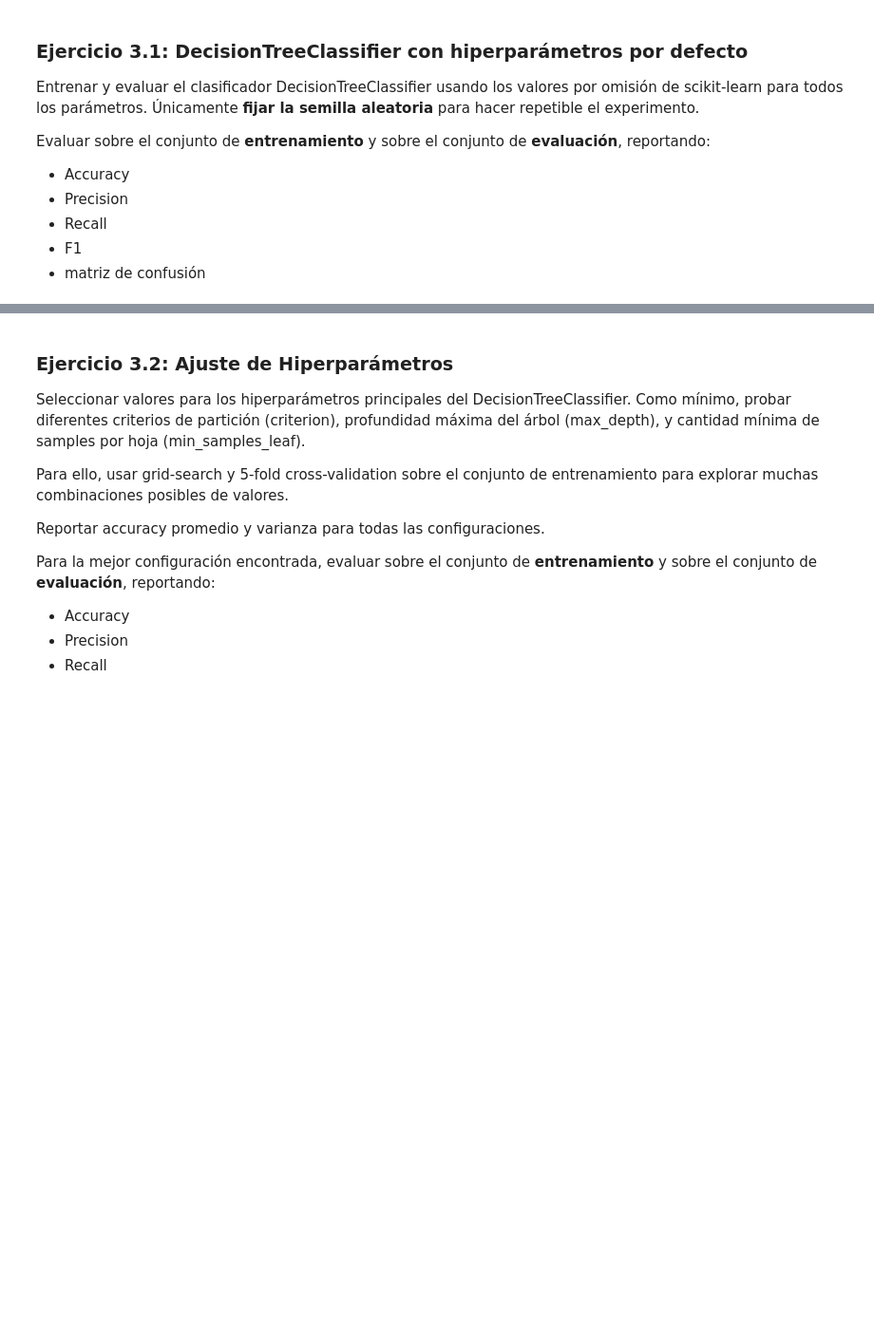
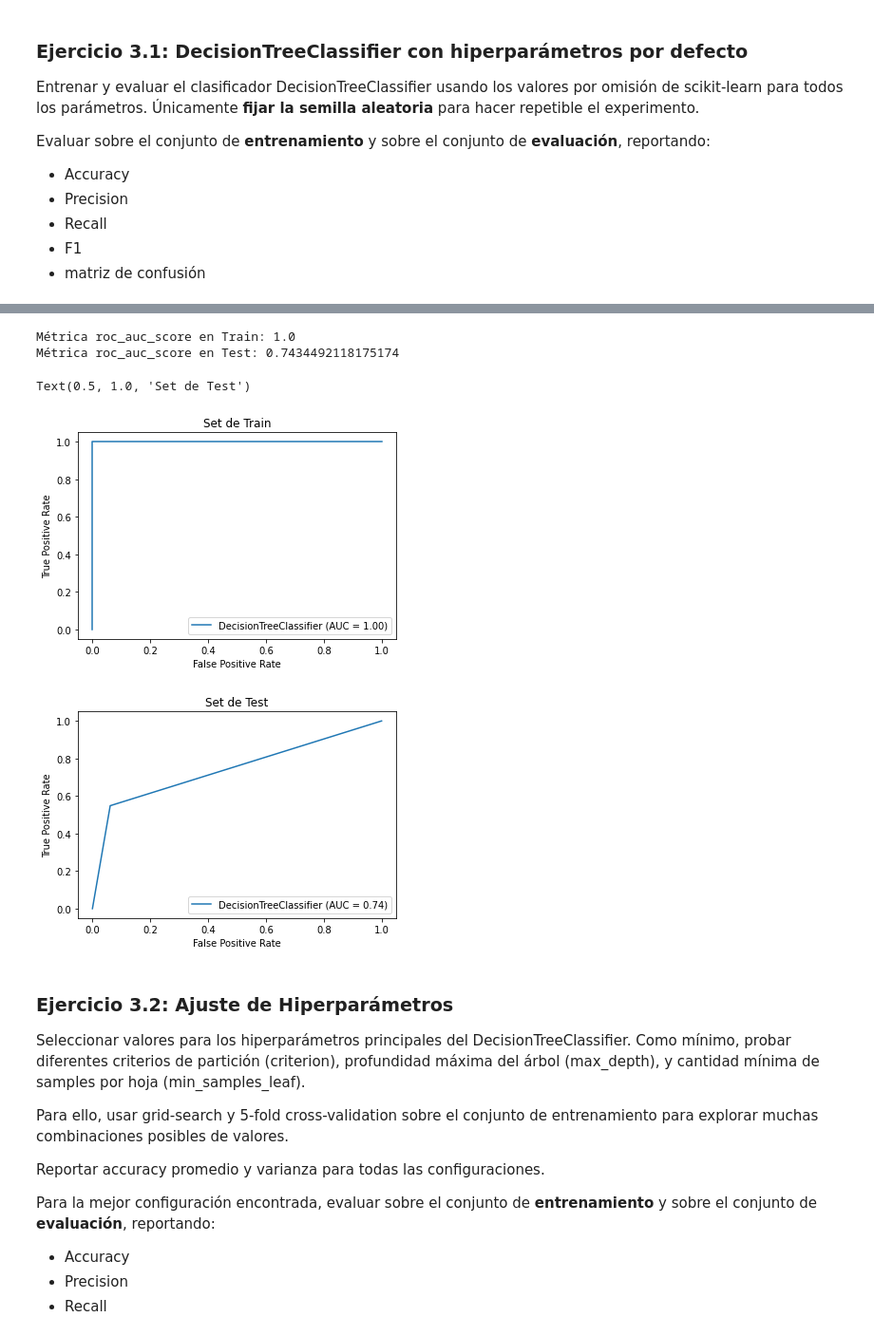
Before and after one commit to fnbellomo/DiploDatos2021, a Jupyter notebook: 03_IntroAprendizajeAutomatico/Aprendizaje_Autom_Lab_2.ipynb, the cells around one changed output, grey strips where cells are left out. Shown: that part at 95% size. Cells and saved outputs as stored; diff of their text form; code cells hidden in the pictures; blank space fills up the shorter version.

```diff
--- a/03_IntroAprendizajeAutomatico/Aprendizaje_Autom_Lab_2.ipynb
+++ b/03_IntroAprendizajeAutomatico/Aprendizaje_Autom_Lab_2.ipynb
@@ -397,3 +440,26 @@ Text(0.5, 1.0, 'Matriz de confusión \n Datos TEST')
+# %%
+from sklearn.metrics import roc_auc_score #Le agregamos una curva ROC
+
+roc_auc_score_train = roc_auc_score(y_train, y_train_pred)
+roc_auc_score_test = roc_auc_score(y_test, y_test_pred)
+
+print(f'Métrica roc_auc_score en Train: {roc_auc_score_train}')
+print(f'Métrica roc_auc_score en Test: {roc_auc_score_test}')
+# %% [output]
+Métrica roc_auc_score en Train: 1.0
+Métrica roc_auc_score en Test: 0.7434492118175174
+# %%
+from sklearn.metrics import plot_roc_curve
+
+plot_roc_curve(clf, X_train, y_train)
+plt.title('Set de Train')
+
+plot_roc_curve(clf, X_test, y_test)
+plt.title('Set de Test')
+# %% [output]
+Text(0.5, 1.0, 'Set de Test')
+[figure, added]
+[figure, added]
 # %% [markdown]
 ### Ejercicio 3.2: Ajuste de Hiperparámetros
 
```
Also changed, not shown: parts of 19 cells of this notebook.
